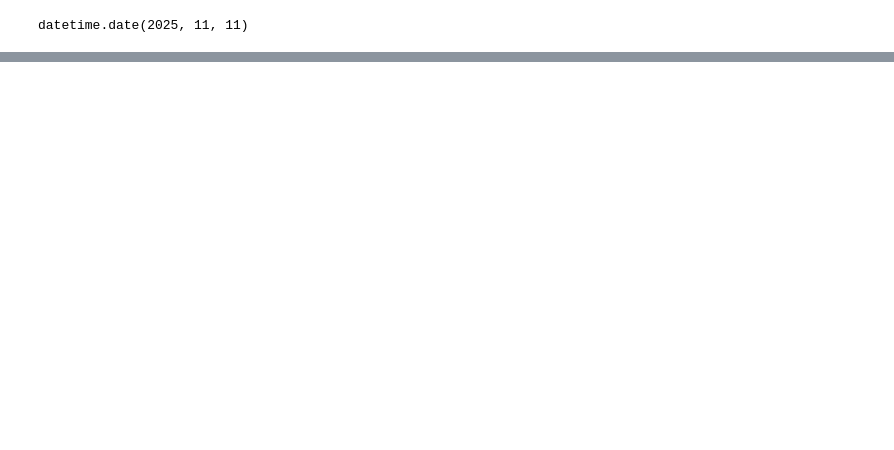
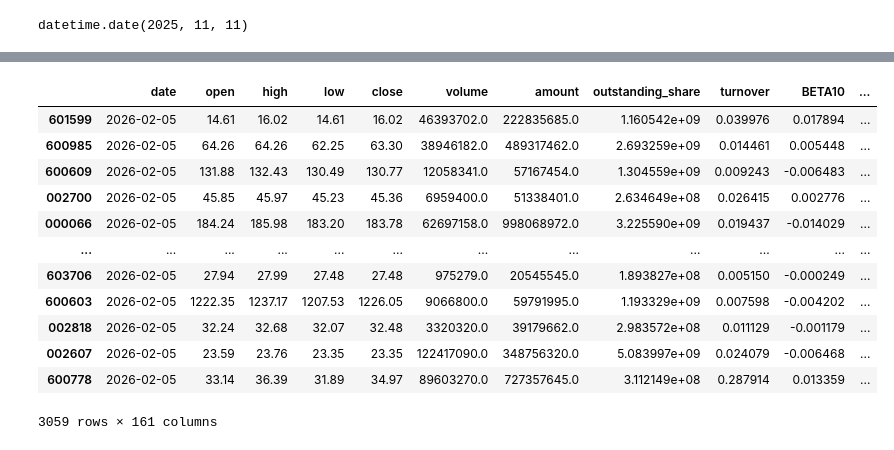
Before and after one commit to lantel-wm/stocka, a Jupyter notebook: notebook/update_factor.ipynb, the cells around one changed output, grey strips where cells are left out. Saved outputs shown, nothing was run; the diff lists cells and outputs as text; code cells hidden in the pictures; blank space fills up the shorter version.

```diff
--- a/notebook/update_factor.ipynb
+++ b/notebook/update_factor.ipynb
@@ -60,0 +77,3 @@ data_handler.save_factors(factor_df[factor_names], "2026-02-05")
+# %%
+daily_stock = data_handler.get_daily_data(date(2026, 2, 5)).set_index('code')
+daily_stock
@@ -60,0 +95,16 @@ data_handler.save_factors(factor_df[factor_names], "2026-02-05")
+# %%
+pd.concat([daily_stock, daily_factor], axis=1, ignore_index=False)
+# %% [output]
+|  | date | open | high | low | close | volume | amount | outstanding_share | turnover | BETA10 | ... |
+| 601599 | 2026-02-05 | 14.61 | 16.02 | 14.61 | 16.02 | 46393702.0 | 222835685.0 | 1.160542e+09 | 0.039976 | 0.017894 | ... |
+| 600985 | 2026-02-05 | 64.26 | 64.26 | 62.25 | 63.30 | 38946182.0 | 489317462.0 | 2.693259e+09 | 0.014461 | 0.005448 | ... |
+| 600609 | 2026-02-05 | 131.88 | 132.43 | 130.49 | 130.77 | 12058341.0 | 57167454.0 | 1.304559e+09 | 0.009243 | -0.006483 | ... |
+| 002700 | 2026-02-05 | 45.85 | 45.97 | 45.23 | 45.36 | 6959400.0 | 51338401.0 | 2.634649e+08 | 0.026415 | 0.002776 | ... |
+| 000066 | 2026-02-05 | 184.24 | 185.98 | 183.20 | 183.78 | 62697158.0 | 998068972.0 | 3.225590e+09 | 0.019437 | -0.014029 | ... |
+| ... | ... | ... | ... | ... | ... | ... | ... | ... | ... | ... | ... |
+| 603706 | 2026-02-05 | 27.94 | 27.99 | 27.48 | 27.48 | 975279.0 | 20545545.0 | 1.893827e+08 | 0.005150 | -0.000249 | ... |
+| 600603 | 2026-02-05 | 1222.35 | 1237.17 | 1207.53 | 1226.05 | 9066800.0 | 59791995.0 | 1.193329e+09 | 0.007598 | -0.004202 | ... |
+| 002818 | 2026-02-05 | 32.24 | 32.68 | 32.07 | 32.48 | 3320320.0 | 39179662.0 | 2.983572e+08 | 0.011129 | -0.001179 | ... |
+| 002607 | 2026-02-05 | 23.59 | 23.76 | 23.35 | 23.35 | 122417090.0 | 348756320.0 | 5.083997e+09 | 0.024079 | -0.006468 | ... |
+| 600778 | 2026-02-05 | 33.14 | 36.39 | 31.89 | 34.97 | 89603270.0 | 727357645.0 | 3.112149e+08 | 0.287914 | 0.013359 | ... |
+3059 rows × 161 columns
```
Also changed, not shown: parts of 7 cells of this notebook, 5 other files.
